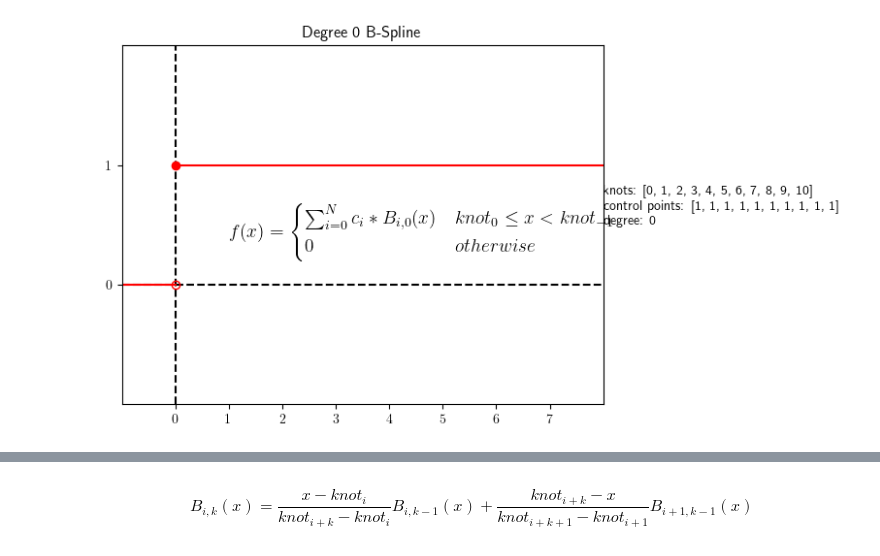
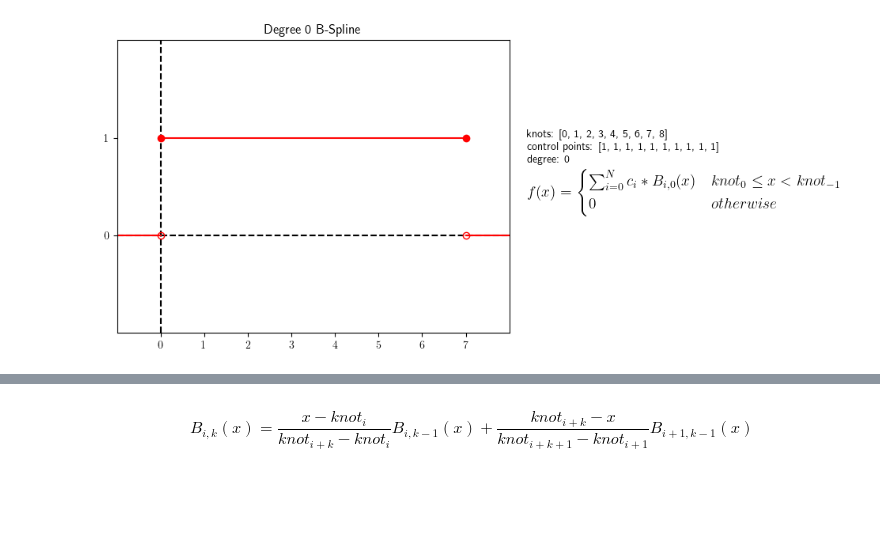
Before and after one commit to lprekon/lprekon.github.io, a Jupyter notebook: content/simd_benchmarking/simd_blogpost_graphics.ipynb, the cells around one changed output, grey strips where cells are left out. Saved outputs shown, nothing was run; the diff lists cells and outputs as text; code cells hidden in the pictures; blank space fills up the shorter version.

Commit message:
fix some image rendering bbox issues

```diff
--- a/content/simd_benchmarking/simd_blogpost_graphics.ipynb
+++ b/content/simd_benchmarking/simd_blogpost_graphics.ipynb
@@ -40,31 +40,25 @@ x = [x/10 for x in range(-10,100)]
 
 image_folder_name = "generated_images"
 # %%
-# function_tex_string=r"""$
-# f(x) =
-# \begin{cases}
-# 1 &  0 \leq x < 1\\
-# 0 & otherwise
-# \end{cases}
-# $
-# """
+text_left = 8.4
+text_bottom = 0.4
 
 function_tex_string=r"$f(x) = \begin{cases} \sum_{i=0}^{N} c_i * B_{i,0}(x) &  knot_0 \leq x < knot_{-1}\\ 0 & otherwise \end{cases}$"
 
 setup_graph()
-plt.plot([0, 10], [1, 1], "ro-")
+plt.plot([0, 7], [1, 1], "ro-")
 plt.plot([-2,0], [0,0], "ro-", fillstyle='none')
-plt.plot([10,12], [0,0], "ro-", fillstyle='none')
+plt.plot([7,10], [0,0], "ro-", fillstyle='none')
 plt.title("Degree 0 B-Spline")
 # put text to the right of the plot
-plt.text(8.0, 0.5, f"knots:    {list(range(0,11))}\ncontrol points:    {[1]*10}\ndegree: 0",)
-plt.text(1.0,0.4, function_tex_string, fontsize=14)
+plt.text(text_left, text_bottom + 0.35, f"knots:    {knots}\ncontrol points:    {[1]*10}\ndegree: 0",)
+plt.text(text_left, text_bottom, function_tex_string, fontsize=14)
 # show
 with open(f"{image_folder_name}/bspline_degree_0.png", "wb") as file:
-    plt.savefig(file)
+    plt.savefig(file, bbox_inches='tight')
 plt.show()
 # %% [output]
-[figure, old version]
+[figure, new version]
 # %%
 text_left = 8.4
 text_bottom = 0.4
```
Also changed, not shown: parts of 1 cell of this notebook.
